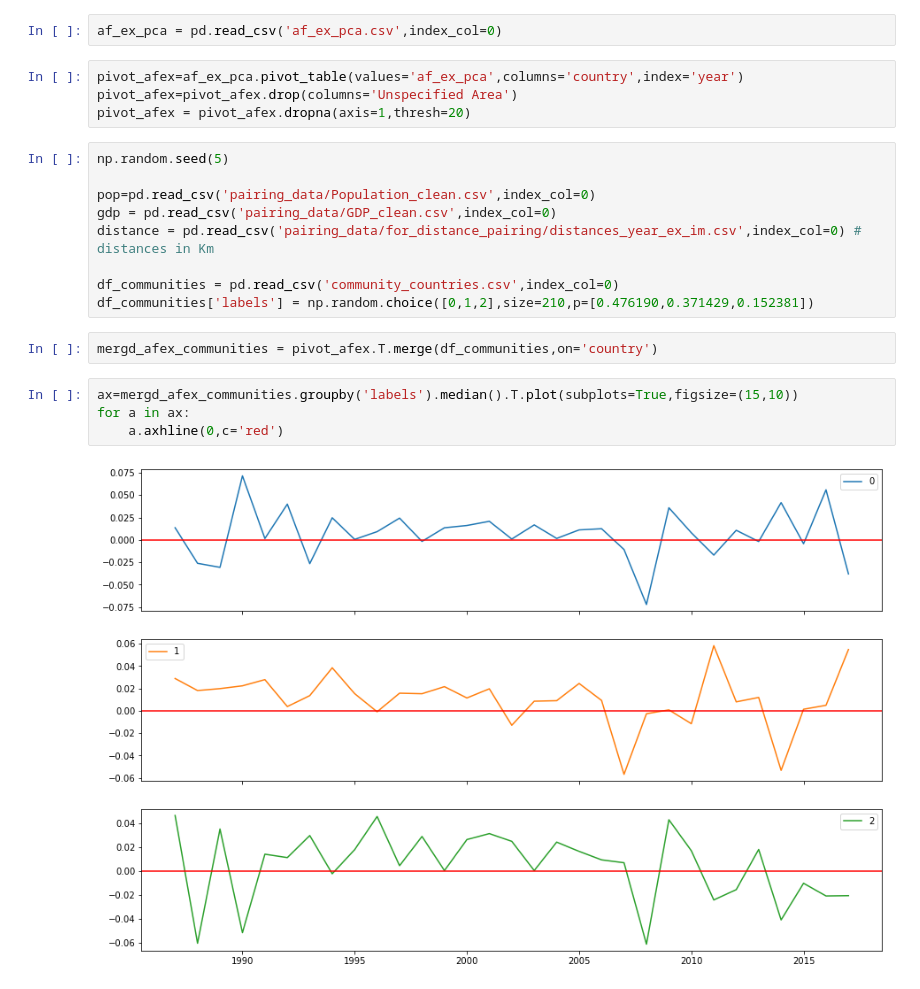
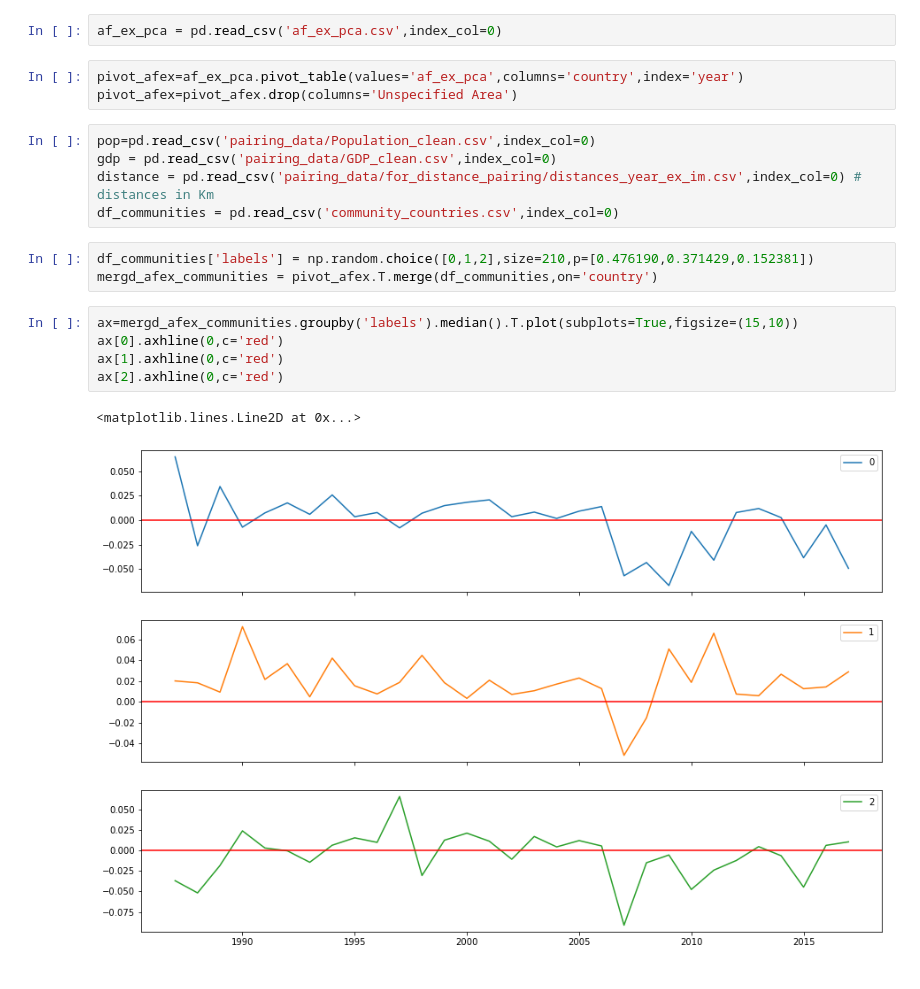
Before and after one commit to RogelioLozano/AOFFTN, a Jupyter notebook: Exploration_V3/Tests.ipynb, the cells around one changed output. Drawn from its saved outputs; the diff is of its cells as text.

```diff
--- a/Exploration_V3/Tests.ipynb
+++ b/Exploration_V3/Tests.ipynb
@@ -10,22 +10,20 @@ af_ex_pca = pd.read_csv('af_ex_pca.csv',index_col=0)
 # %%
 pivot_afex=af_ex_pca.pivot_table(values='af_ex_pca',columns='country',index='year')
 pivot_afex=pivot_afex.drop(columns='Unspecified Area')
-pivot_afex = pivot_afex.dropna(axis=1,thresh=20)
 # %%
-np.random.seed(5)
-
 pop=pd.read_csv('pairing_data/Population_clean.csv',index_col=0)
 gdp = pd.read_csv('pairing_data/GDP_clean.csv',index_col=0)
 distance = pd.read_csv('pairing_data/for_distance_pairing/distances_year_ex_im.csv',index_col=0) # distances in Km
-
 df_communities = pd.read_csv('community_countries.csv',index_col=0)
-df_communities['labels'] = np.random.choice([0,1,2],size=210,p=[0.476190,0.371429,0.152381])
-# %%
-mergd_afex_communities = pivot_afex.T.merge(df_communities,on='country')
+# %%
+df_communities['labels'] = np.random.choice([0,1,2],size=210,p=[0.476190,0.371429,0.152381])
+mergd_afex_communities = pivot_afex.T.merge(df_communities,on='country')
 # %%
 ax=mergd_afex_communities.groupby('labels').median().T.plot(subplots=True,figsize=(15,10))
-for a in ax:
-    a.axhline(0,c='red')
+ax[0].axhline(0,c='red')
+ax[1].axhline(0,c='red')
+ax[2].axhline(0,c='red')
 # %% [output]
+<matplotlib.lines.Line2D at 0x...>
-[figure, old version]
+[figure, new version]
 # %%
```
Also changed, not shown: parts of 6 cells of this notebook, 1 other file.
